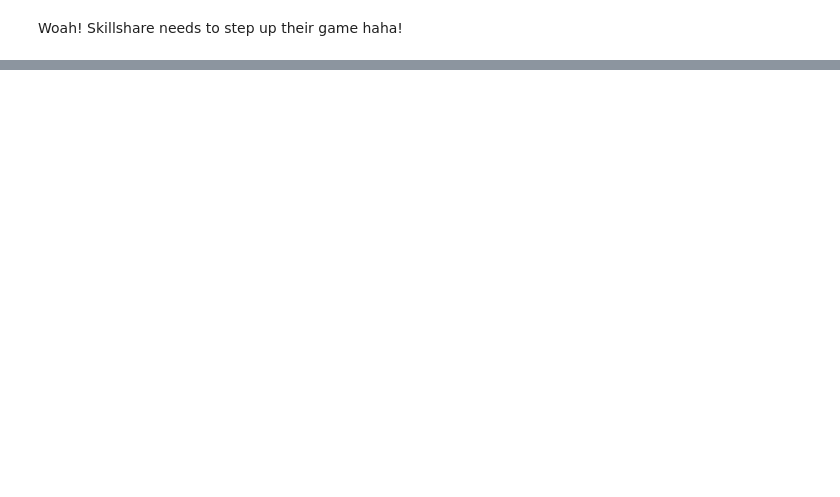
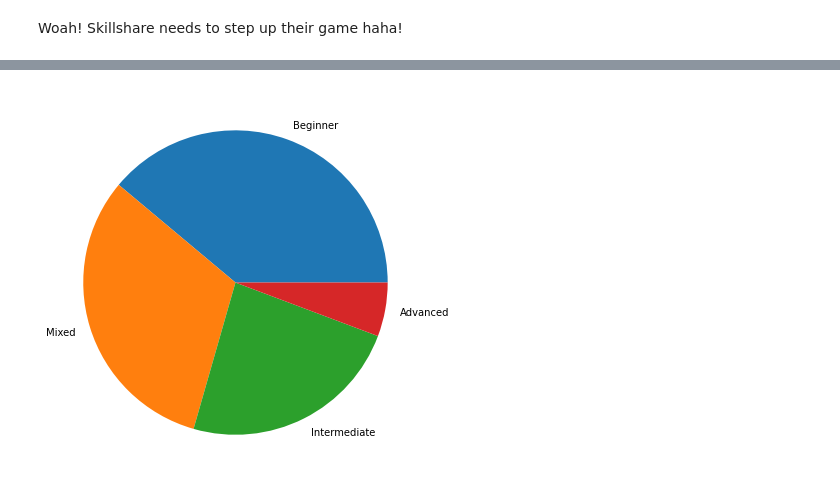
Before and after one commit to mcmanus-git/Online-Data-Science-Courses, a Jupyter notebook: EDA/Initial EDA.ipynb, the cells around one changed output, grey strips where cells are left out. Cells and saved outputs as stored; diff of their text form; code cells hidden in the pictures; blank space fills up the shorter version.

```diff
--- a/EDA/Initial EDA.ipynb
+++ b/EDA/Initial EDA.ipynb
@@ -62,0 +111,7 @@ Name: rating, dtype: float64
+# %%
+from matplotlib import pyplot as plt
+pie_data = pd.pivot_table(df, values='students_count', index='level', aggfunc='sum').sort_values('students_count', ascending=False)
+fig = plt.figure(figsize =(10, 7))
+plt.pie(pie_data['students_count'], labels=pie_data.index);
+# %% [output]
+[figure, added]
```
Also changed, not shown: parts of 7 cells of this notebook, 1 other file.
